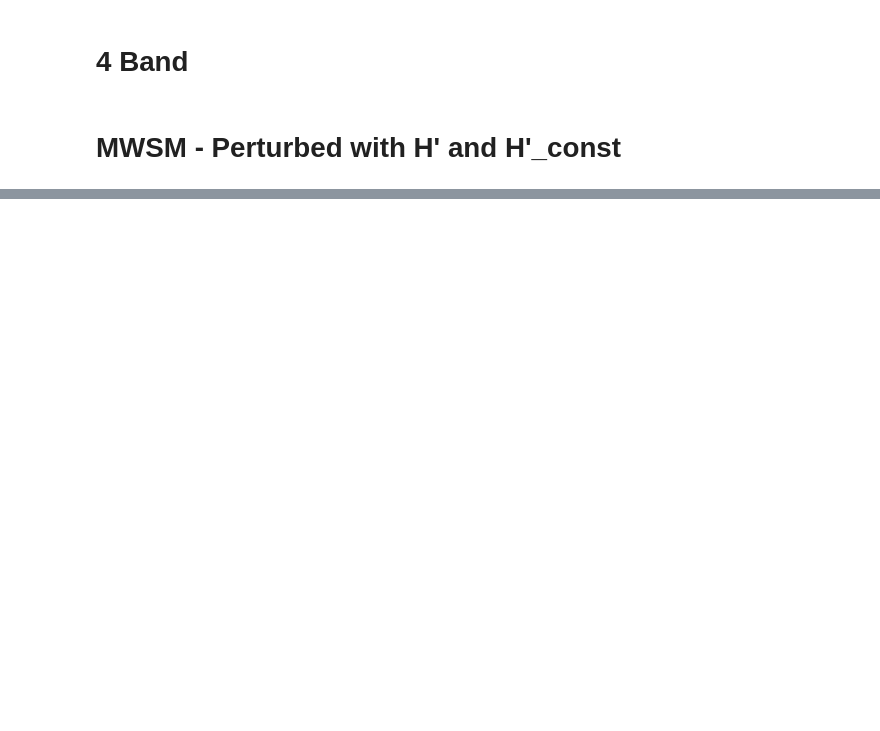
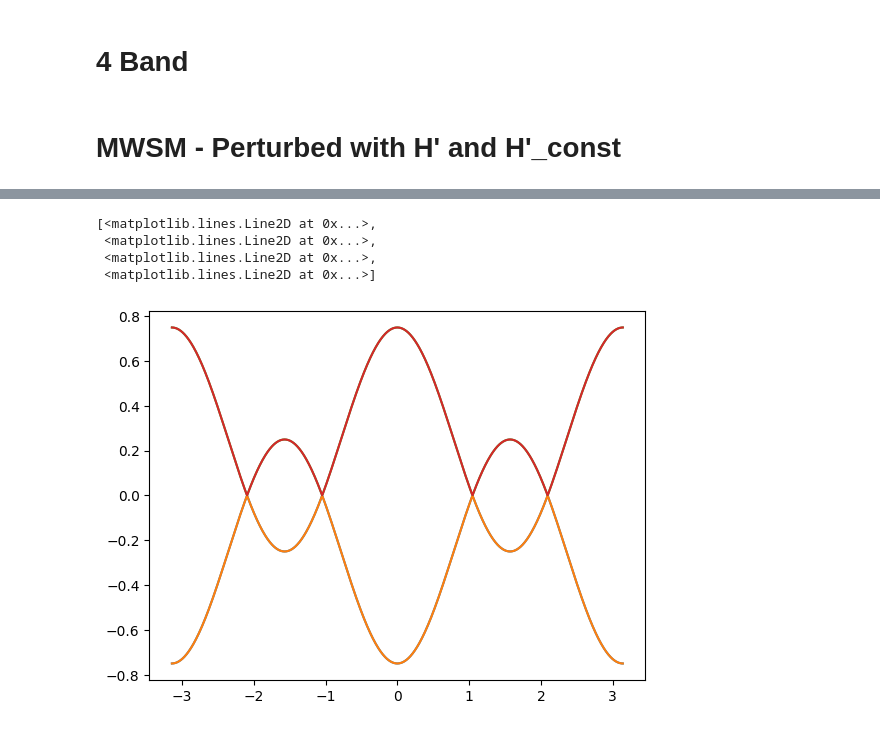
Before and after one commit to gehadibany/topological-phases, a Jupyter notebook: base_codes.ipynb, the cells around one changed output, grey strips where cells are left out. Saved outputs shown, nothing was run; the diff lists cells and outputs as text; code cells hidden in the pictures; blank space fills up the shorter version.

```diff
--- a/base_codes.ipynb
+++ b/base_codes.ipynb
@@ -742,62 +688,39 @@ ValueError: x and y must have same first dimension, but have shapes (1001,) and
 # %%
+#Dispersion E for child hamiltonian from Parents 1 and 2 (below)
 
-# parameters
-mp = 0.1
-tp = 0
+# Parameters
+mp, tp = 0.1, 0
+g1, g2 = 0.5, -0.5
 
-g1 = 0.5
-g2 = -0.5
+kx, ky = 0, 0
+kzs = np.linspace(-np.pi,np.pi, 1001)
 
-# tensor product constants from MCI
+t_matrix = np.array ([[1,1],[1,1],[1,1]],dtype=complex)
+
+# MCI Constants
 hp_constant = mp*(tau_z*sigma_z+ tau_z*I2+tau_0*sigma_z+tau_x*sigma_z+tau_y*I2)
 hp = 2*tp*np.cos(kx)*tau_y*sigma_y
 
-t_matrix = np.array ([[1,1],[1,1],[1,1]],dtype=complex)
-#t_matrix = np.zeros ((3,2),dtype=complex)
-#t_matrix [0][0], t_matrix [1][0], t_matrix [2][0] =1,1,1
-#t_matrix [0][1], t_matrix [1][1], t_matrix [2][1] =1,1,1
+# Parent WSM Hamiltonians
+evals_child = []
+for kz in kzs:
+    H_P1 = t_matrix[0][0]*np.sin(kx)*tau_x+t_matrix[1][0]*np.sin(ky)*tau_y+t_matrix[2][0]*(2+g1-np.cos(kx)-np.cos(ky)-np.cos(kz))*tau_z
+    H_P2 = -t_matrix[0][1]*np.sin(kx)*sigma_x+t_matrix[1][1]*np.sin(ky)*sigma_y-t_matrix[2][1]*(2+g2-np.cos(kx)-np.cos(ky)-np.cos(kz))*sigma_z
 
-# tensor product
-H_P1 = t_matrix[0][0]*np.sin(kx)*tau_x+t_matrix[1][0]*np.sin(ky)*tau_y+t_matrix[2][0]*(2+g1-np.cos(kx)-np.cos(ky)-np.cos(kz))*tau_z+hp_constant + hp
-H_P2 = -t_matrix[0][1]*np.sin(kx)*sigma_x+t_matrix[1][1]*np.sin(ky)*sigma_y-t_matrix[2][1]*(2+g2-np.cos(kx)-np.cos(ky)-np.cos(kz))*sigma_z+hp_constant + hp
+    H_child = np.kron (H_P1, H_P2)
 
-#OBC in x direction
+    eigenvals_child = np.linalg.eigvalsh(H_child)
+    evals_child.append (eigenvals_child)
 
-L = 40
-kzs = np.linspace(-np.pi,np.pi, 99)
-ky = 0
-
-
-#Slab spectra
-#Hamiltonian and diagonalization
-child_eigvals_oc_vs_kz = []
-for kz in kzs:
-    H_P10 = t_matrix[1][0]*np.sin(ky)*tau_y+t_matrix[2][0]*(2+g1-np.cos(ky)-np.cos(kz))*tau_z#+hp_constant + hp
-    V_P10 = t_matrix[0][0]*(-1j/2)*tau_x-t_matrix[2][0]*(1/2)*tau_z
-
-    HP1_open = np.zeros((2*L, 2*L), dtype=complex)
-    for i in range(L):
-        HP1_open[2*i:2*i+2, 2*i:2*i+2] = H_P10
-        if i < L - 1:
-            HP1_open[2*i:2*i+2, 2*(i+1):2*(i+1)+2] = V_P10
-            HP1_open[2*(i+1):2*(i+1)+2, 2*i:2*i+2] = V_P10.conj().T
-
-
-    H_P20 = t_matrix[1][1]*np.sin(ky)*sigma_y-t_matrix[2][1]*(2+g2-np.cos(ky)-np.cos(kz))*sigma_z#+hp_constant + hp
-    V_P20 = -t_matrix[0][1]*(-1j/2)*sigma_x+t_matrix[2][1]*(1/2)*sigma_z
-
-    HP2_open = np.zeros((2*L, 2*L), dtype=complex)
-    for i in range(L):
-        HP2_open[2*i:2*i+2, 2*i:2*i+2] = H_P20
-        if i < L - 1:
-            HP2_open[2*i:2*i+2, 2*(i+1):2*(i+1)+2] = V_P20
-            HP2_open[2*(i+1):2*(i+1)+2, 2*i:2*i+2] = V_P20.conj().T
-
-
-    H_child_open = np.tensordot (HP1_open, HP2_open, axes = 0)
-    eigenvals_oc = np.linalg.eigvalsh(H_child_open)
-    child_eigvals_oc_vs_kz.append(eigenvals_oc)
-
-
-child_eigvals_oc_vs_kz = np.array(child_eigvals_oc_vs_kz).T
+plt.plot (kzs, evals_child)
+plt.xlabel ($K_z$)
+plt.ylabel ($E$)
+plt.title ("E vs $K_z$ for Child Hamiltonian")
+plt.show ()
+# %% [output]
+[<matplotlib.lines.Line2D at 0x...>,
+ <matplotlib.lines.Line2D at 0x...>,
+ <matplotlib.lines.Line2D at 0x...>,
+ <matplotlib.lines.Line2D at 0x...>]
+[figure, added]
 # %%
```
Also changed, not shown: parts of 9 cells of this notebook.
